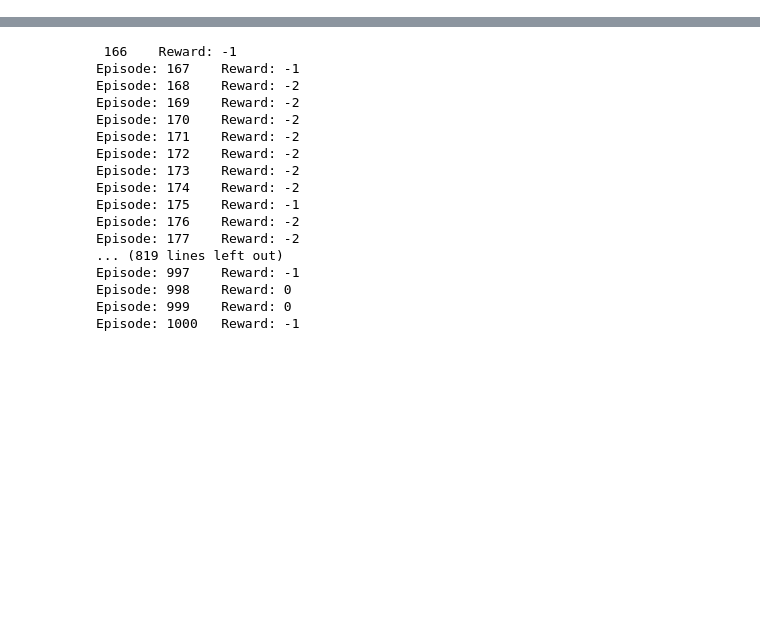
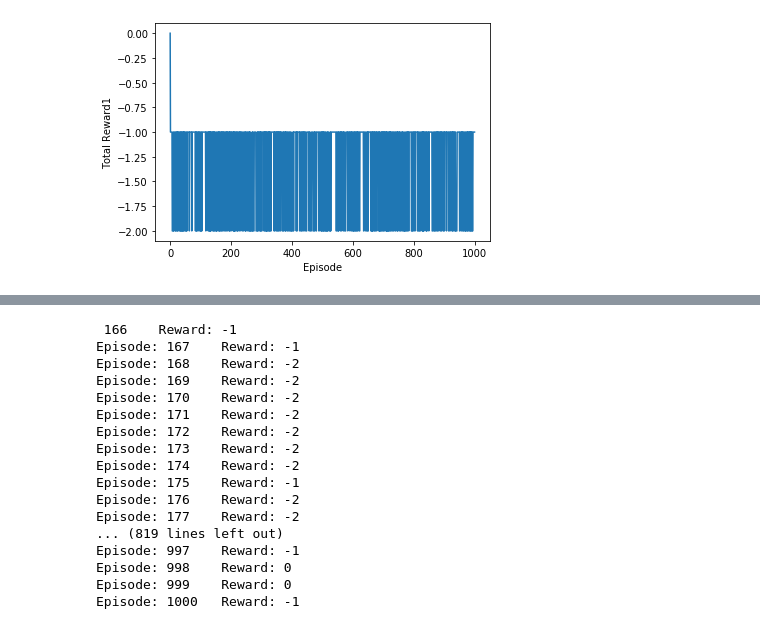
Before and after one commit to Yaishnavi/MultiObjective-PPO, a Jupyter notebook: ppo_mountaincar.ipynb, the cells around one changed output, grey strips where cells are left out. Cells and saved outputs as stored; diff of their text form; code cells hidden in the pictures; blank space fills up the shorter version.

```diff
--- a/ppo_mountaincar.ipynb
+++ b/ppo_mountaincar.ipynb
@@ -311,0 +321,9 @@ Episode: 1000   Reward: [-1. -2. -3.]
+# %%
+## Reward 2
+plt.plot(np.arange(len(rewards[:,1])), rewards[:,1])
+plt.ylabel('Total Reward1')
+plt.xlabel('Episode')
+plt.savefig('mountaincar_r2',bbox_inches='tight',facecolor="#FFFFFF")
+plt.show()
+# %% [output]
+[figure, added]
```
Also changed, not shown: parts of 4 cells of this notebook, 3 other files.
